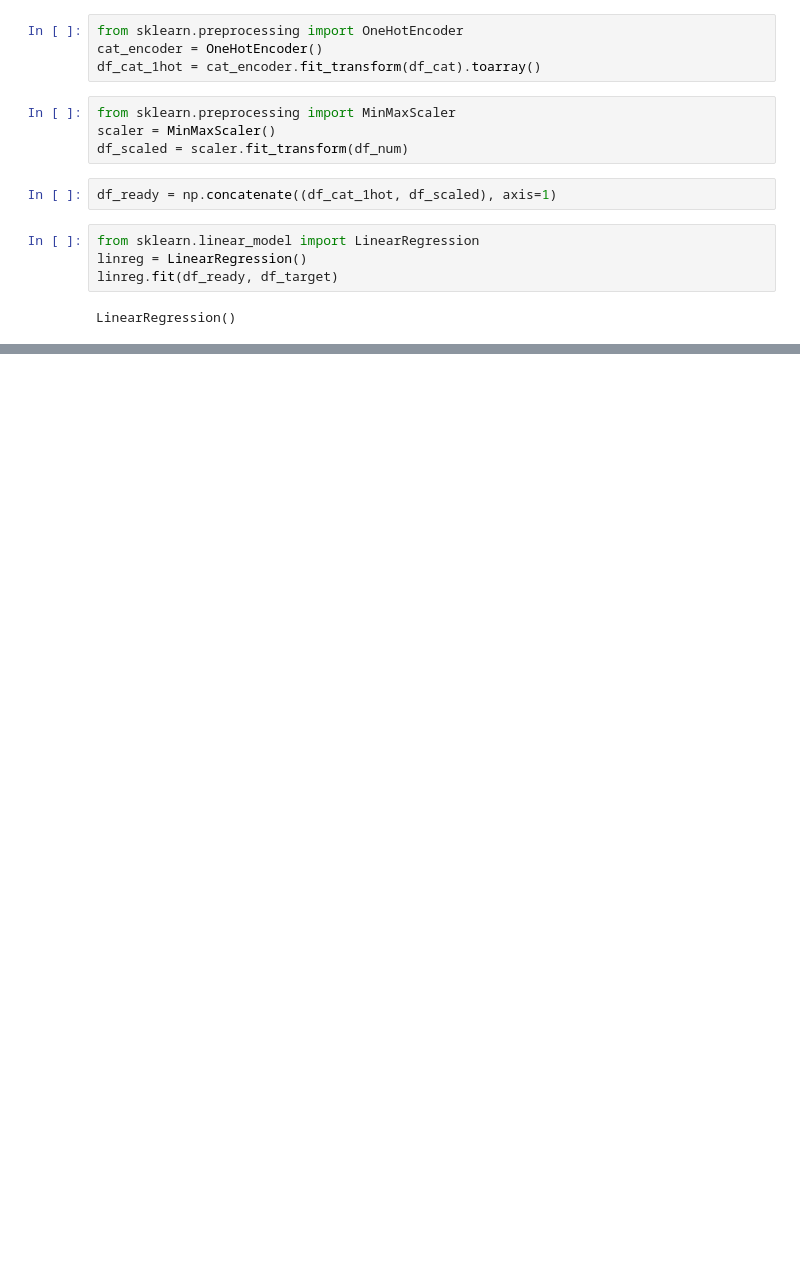
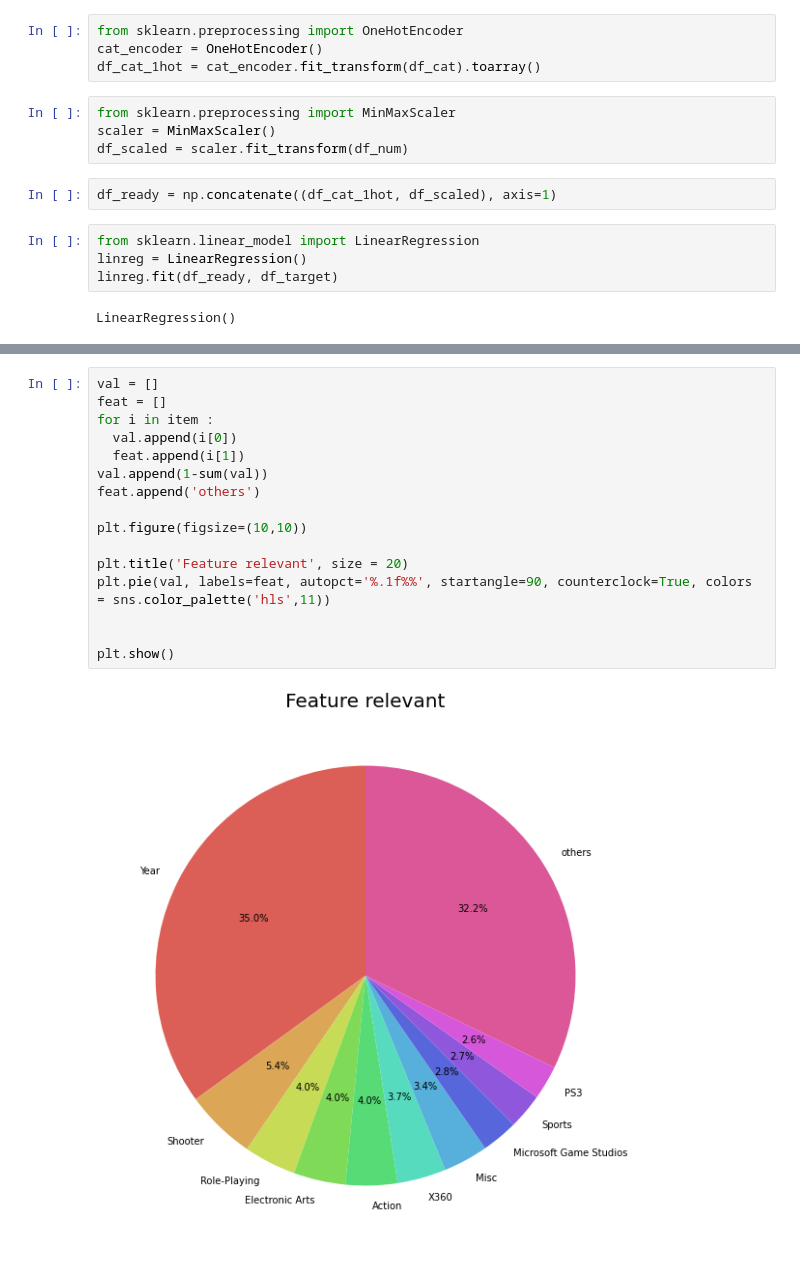
Before and after one commit to jennifer060697/AI15_Project, a Jupyter notebook: project 1 _ games.ipynb, the cells around one changed output, grey strips where cells are left out. Drawn from its saved outputs; the diff is of its cells as text; blank space fills up the shorter version.

```diff
--- a/project 1 _ games.ipynb
+++ b/project 1 _ games.ipynb
@@ -1304,0 +1320,18 @@ sorted(zip(feature_importances, attributes), reverse = True)[:10]
+# %%
+val = []
+feat = []
+for i in item :
+  val.append(i[0])
+  feat.append(i[1])
+val.append(1-sum(val))
+feat.append('others')
+
+plt.figure(figsize=(10,10))
+
+plt.title('Feature relevant', size = 20)
+plt.pie(val, labels=feat, autopct='%.1f%%', startangle=90, counterclock=True, colors = sns.color_palette('hls',11))
+
+
+plt.show()
+# %% [output]
+[figure, added]
```
Also changed, not shown: parts of 16 cells of this notebook.
